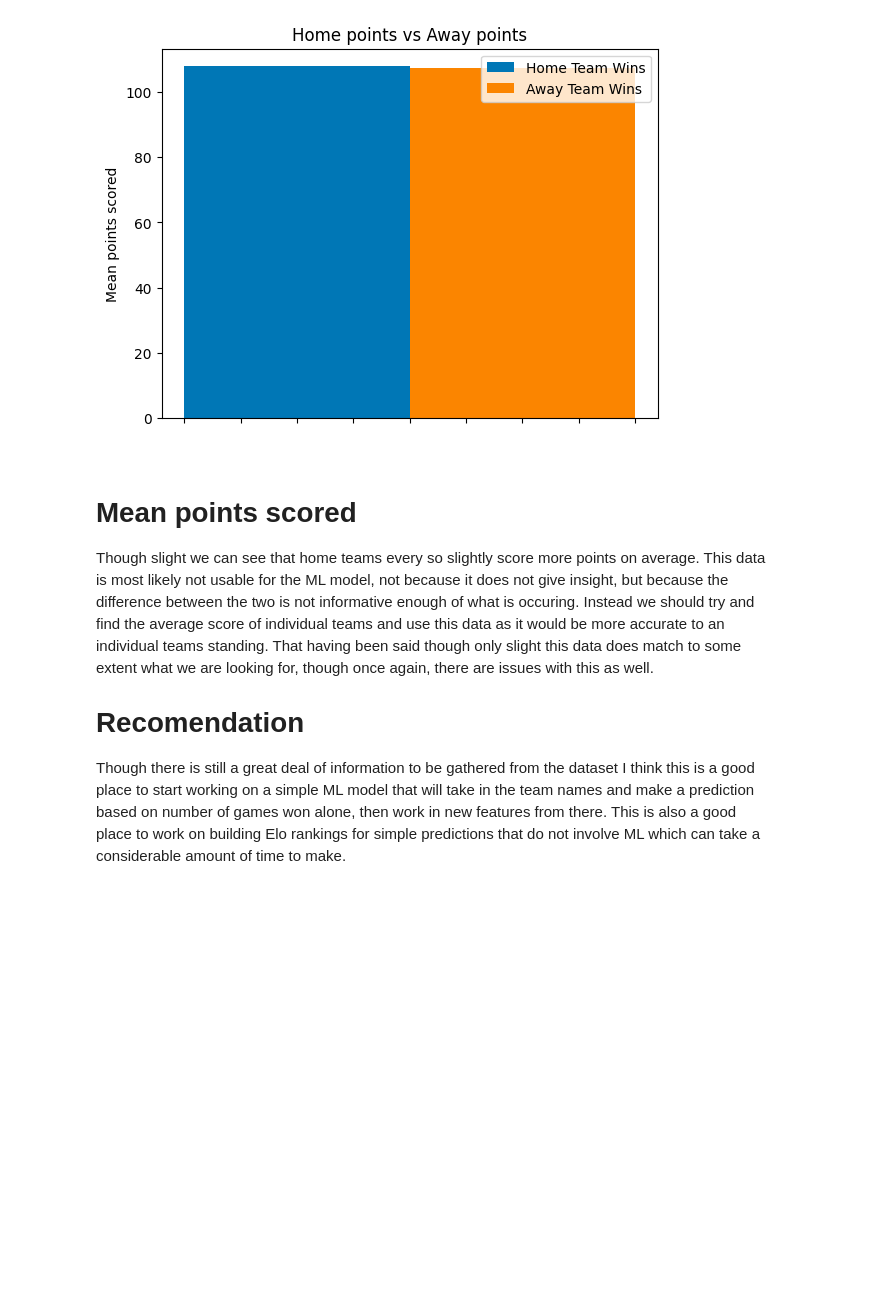
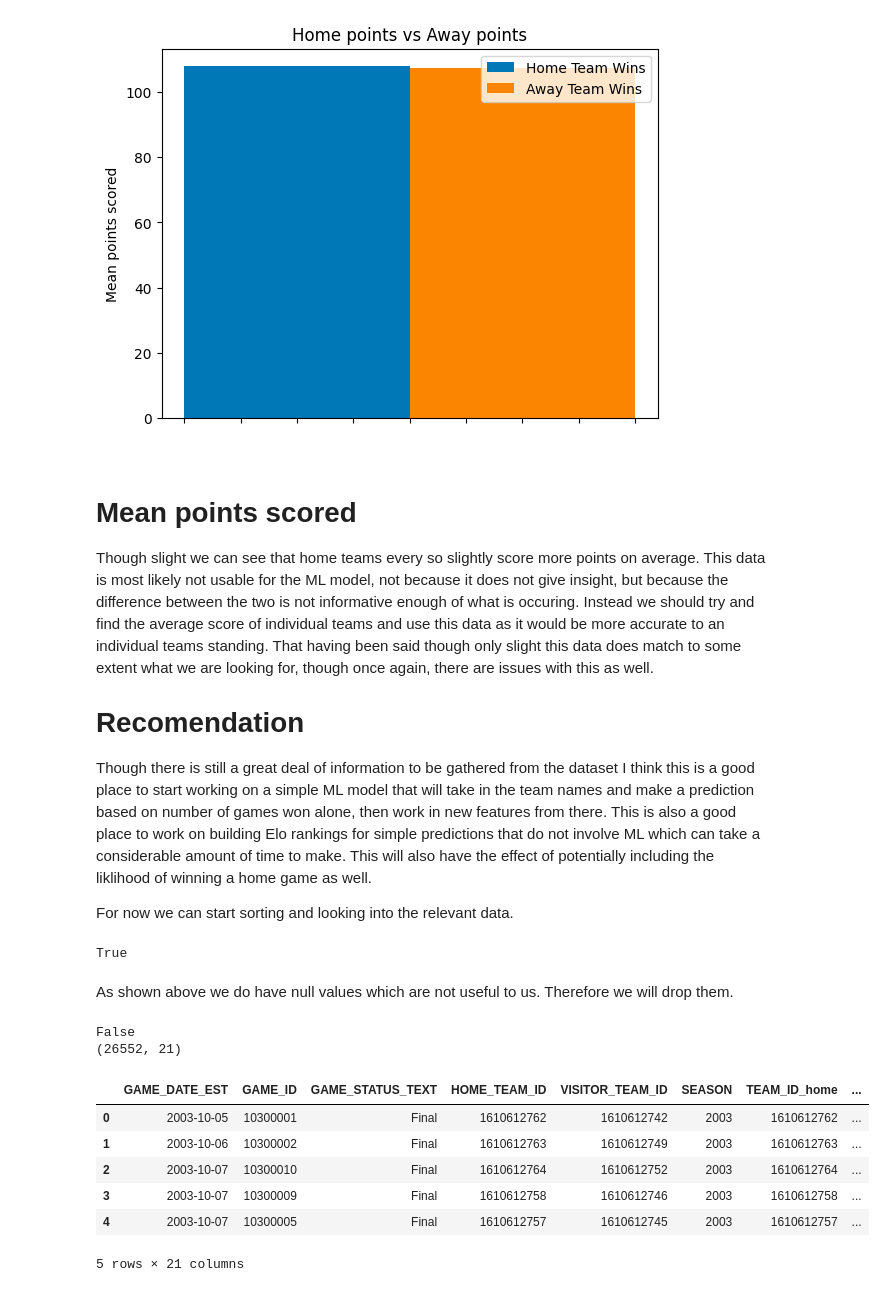
Before and after one commit to rjbeer/NBA-Analysis, a Jupyter notebook: notebook09ea0e1819.ipynb, the cells around one changed output. Cells and saved outputs as stored; diff of their text form; code cells hidden in the pictures; blank space fills up the shorter version.

Commit message:
beginning of further data manipulation

```diff
--- a/notebook09ea0e1819.ipynb
+++ b/notebook09ea0e1819.ipynb
@@ -120,4 +120,33 @@ Though slight we can see that home teams every so slightly score more points on
 
 # Recomendation
 
-Though there is still a great deal of information to be gathered from the dataset I think this is a good place to start working on a simple ML model that will take in the team names and make a prediction based on number of games won alone, then work in new features from there. This is also a good place to work on building Elo rankings for simple predictions that do not involve ML which can take a considerable amount of time to make.
+Though there is still a great deal of information to be gathered from the dataset I think this is a good place to start working on a simple ML model that will take in the team names and make a prediction based on number of games won alone, then work in new features from there. This is also a good place to work on building Elo rankings for simple predictions that do not involve ML which can take a considerable amount of time to make. This will also have the effect of potentially including the liklihood of winning a home game as well.
+
+For now we can start sorting and looking into the relevant data.
+# %%
+games = games.sort_values(by='GAME_DATE_EST').reset_index(drop = True)
+#sort the array by date in ascending order
+games.isnull().values.any()
+#check for any null/NaN/NaT values in the dataframe
+# %% [output]
+True
+# %% [markdown]
+As shown above we do have null values which are not useful to us. Therefore we will drop them.
+# %%
+games = games.dropna()
+#drop all null/NaN/Nat values from the dataframe
+print(games.isnull().values.any())
+print(games.shape)
+#print the results to make sure we dropped the desired values
+games.head()
+#check the first few entries of the newly arranged dataframe
+# %% [output]
+False
+(26552, 21)
+|  | GAME_DATE_EST | GAME_ID | GAME_STATUS_TEXT | HOME_TEAM_ID | VISITOR_TEAM_ID | SEASON | TEAM_ID_home | ... |
+| 0 | 2003-10-05 | 10300001 | Final | 1610612762 | 1610612742 | 2003 | 1610612762 | ... |
+| 1 | 2003-10-06 | 10300002 | Final | 1610612763 | 1610612749 | 2003 | 1610612763 | ... |
+| 2 | 2003-10-07 | 10300010 | Final | 1610612764 | 1610612752 | 2003 | 1610612764 | ... |
+| 3 | 2003-10-07 | 10300009 | Final | 1610612758 | 1610612746 | 2003 | 1610612758 | ... |
+| 4 | 2003-10-07 | 10300005 | Final | 1610612757 | 1610612745 | 2003 | 1610612757 | ... |
+5 rows × 21 columns
```
Also changed, not shown: parts of 1 cell of this notebook.
